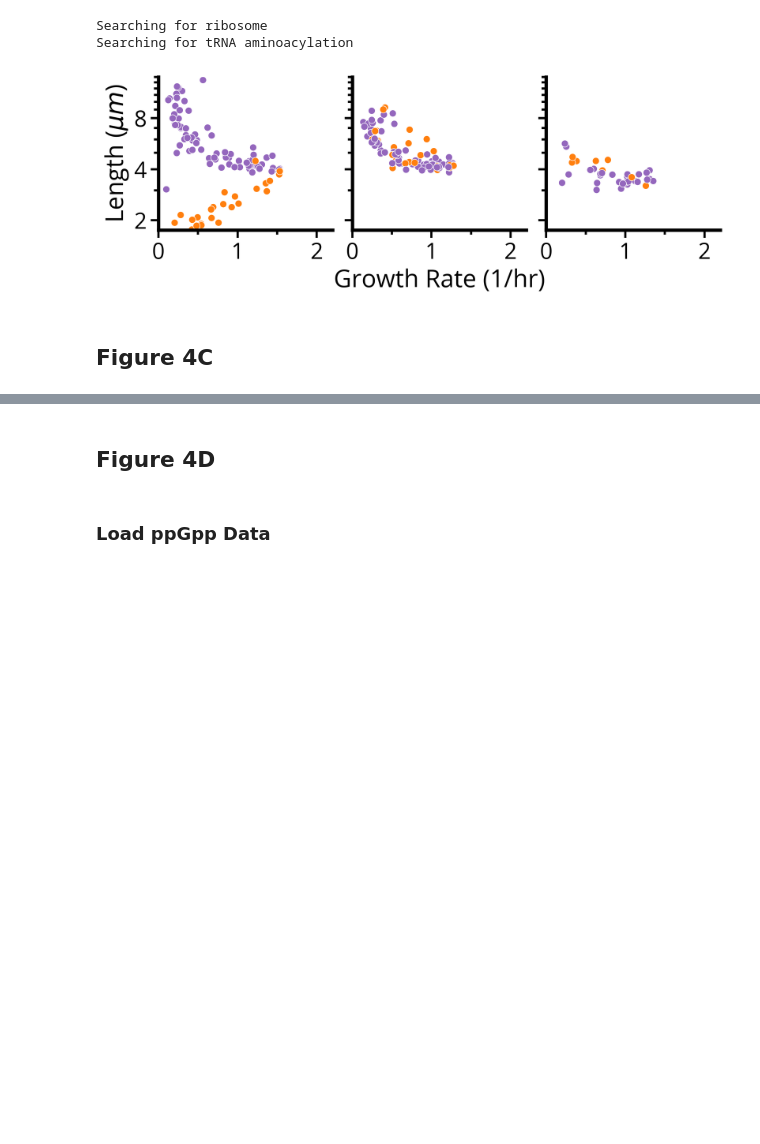
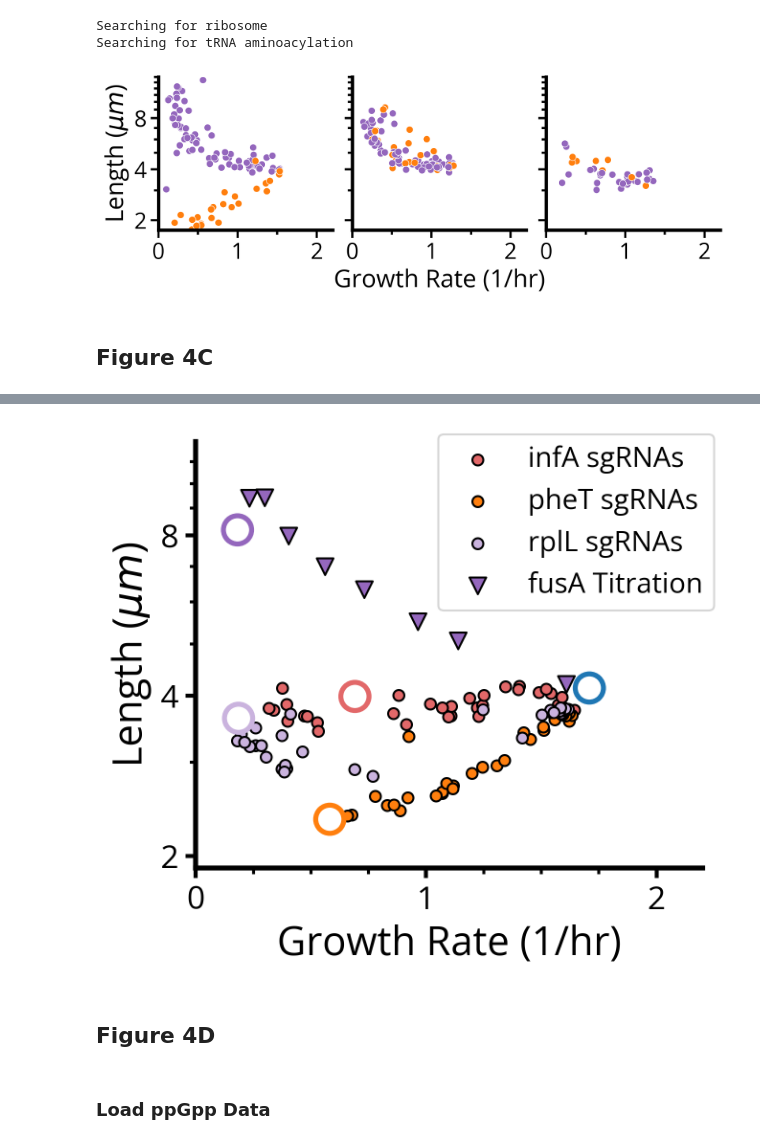
Before and after one commit to paulssonlab/2025_Eaton_optical-pooled-screen, a Jupyter notebook: Figures/Figure_4.ipynb, the cells around one changed output, grey strips where cells are left out. Cells and saved outputs as stored; diff of their text form; code cells hidden in the pictures; blank space fills up the shorter version.

```diff
--- a/Figures/Figure_4.ipynb
+++ b/Figures/Figure_4.ipynb
@@ -628,22 +627,28 @@ infA_sgrnaid = 20899
 pheT_sgrnaid = 23961
 wt_sgrnaid = 29672
 
-strain_pallette = {'EV':(0.12156862745098039, 0.4666666666666667, 0.7058823529411765), \
+# Define a custom palette, style consistent with rest of figure
+strain_pallette = {'WT':(0.12156862745098039, 0.4666666666666667, 0.7058823529411765), \
+                   'EV':(0.12156862745098039, 0.4666666666666667, 0.7058823529411765), \
                    'tufA':(1.0, 0.4980392156862745, 0.054901960784313725), \
                    'rplL':(0.7901960784313726, 0.7019607843137254, 0.8705882352941177), \
-                   # 'infA':(0.8392156862745098, 0.15294117647058825, 0.1568627450980392), \
                    'infA':(0.8874509803921569, 0.40705882352941175, 0.40980392156862744), \
-                   'pheT':(1.0, 0.4980392156862745, 0.054901960784313725)}
+                   'pheT':(1.0, 0.4980392156862745, 0.054901960784313725), \
+                   'fusA':(0.5803921568627451, 0.403921568627451, 0.7411764705882353),\
+                   r'$p_{AHL}$-fusA': (0.5803921568627451, 0.403921568627451, 0.7411764705882353),\
+                   'fusA*':(0.5803921568627451, 0.403921568627451, 0.7411764705882353)}
 
 ## infA
 infA_df = ss_estimators_df[ss_estimators_df["Gene"]=="infA"]
-## phdE
+## pheT
 pheT_df = ss_estimators_df[ss_estimators_df["Gene"]=="pheT"]
+## rplL
+rplL_df = ss_estimators_df[ss_estimators_df["Gene"]=="rplL"]
 ## controls
 wt_df = ss_estimators_df_controls_only.loc[[wt_sgrnaid]]
 
 ## isolates
-non_fusA_isolate_df = ss_isolate_estimators_df.loc[[9,11,12]]
+non_fusA_isolate_df = ss_isolate_estimators_df.loc[[9,10,11,12]]
 non_fusA_isolate_df["Color"] = non_fusA_isolate_df["Condition"].apply(lambda x: strain_pallette[x])
 
 fusA_isolate_df = ss_isolate_estimators_df.loc[[1,2,3,4,5,6,7,8]]
@@ -710,3 +659,57 @@ plt.savefig("/home/de64/group/de64/CRISPRi_Libraries/dev_notebooks/2024-11-23_Fi
+# %%
+sns.set_style()
+fig,ax = plt.subplots(1,1,figsize=(4.5,4))
+ax.set_xlim(0,2.2)
+ax.set_ylim(1.9,12)
+plt.yscale("log",base=2)
+
+ax.set_yticks(ticks=[2,4,8],labels=["2","4","8"],fontsize=16,minor=False)
+ax.set_xticks(ticks=[0,1,2],labels=["0","1","2"],minor=False)
+ax.set_yticks(ticks=[3,5,6,7,9,10,11],labels=[],minor=True)
+ax.set_xticks(ticks=[0.25,0.5,0.75,1.25,1.5,1.75],labels=[],minor=True)
+
+sns.scatterplot(x=infA_df["Instantaneous Growth Rate: Volume"],\
+            y=infA_df["Length"],s=30,\
+            color=strain_pallette["infA"], ax=ax, zorder=-10, alpha=1, edgecolor="black",linewidth=1,label="infA sgRNAs")
+sns.scatterplot(x=pheT_df["Instantaneous Growth Rate: Volume"],\
+            y=pheT_df["Length"],s=30,\
+            color=strain_pallette["pheT"], ax=ax, zorder=-10, alpha=1, edgecolor="black",linewidth=1,label="pheT sgRNAs")
+sns.scatterplot(x=rplL_df["Instantaneous Growth Rate: Volume"],\
+            y=rplL_df["Length"],s=30,\
+            color=strain_pallette["rplL"], ax=ax, zorder=-10, alpha=1, edgecolor="black",linewidth=1,label="rplL sgRNAs")
+
+ax.scatter(non_fusA_isolate_df["Instantaneous Growth Rate: Volume"],\
+           non_fusA_isolate_df["Length"], s=200,\
+           c='white', edgecolors=non_fusA_isolate_df["Color"],\
+           linewidth=2.5, zorder=-8)
+
+ax.scatter(uninduced_fusA_isolate_df["Instantaneous Growth Rate: Volume"],\
+           uninduced_fusA_isolate_df["Length"], s=200,\
+           c='white', edgecolors=uninduced_fusA_isolate_df["Color"],\
+           linewidth=2.5, zorder=-8)
+ax.scatter(fusA_isolate_df["Instantaneous Growth Rate: Volume"],\
+           fusA_isolate_df["Length"], s=70,\
+           c=strain_pallette[r'$p_{AHL}$-fusA'],\
+           zorder=-10, marker="v", alpha=1, edgecolor="black",linewidth=1,label="fusA Titration")
+
+plt.ylabel(r"Length ($\mu m$)",fontsize=20)
+plt.xlabel(r"Growth Rate (1/hr)",fontsize=20)
+
+for spine in plt.gca().spines.values():
+    spine.set_linewidth(3)
+
+ax.tick_params(axis='both', direction='out', labelsize=16,  width=2, length=5)
+ax.tick_params(axis='both', direction='out', labelsize=16,  width=1.5, which='minor', length=3)
+ax.spines['bottom'].set_linewidth(2.5) # Set thickness of the bottom spine
+ax.spines['left'].set_linewidth(2.5)   # Set thickness of the left spine
+sns.despine(right=True,top=True)
+
+legend = ax.legend(fontsize=14,bbox_to_anchor=(1.05, 1.05), loc='upper right')
+
+plt.tight_layout()
+plt.savefig("/home/de64/group/de64/CRISPRi_Libraries/dev_notebooks/2024-11-23_Figure_Notebooks/Figure_3/Growth_Length_InfA_PheT_FusA.png",dpi=500,transparent=True)
+# %% [output]
+[figure, added]
 # %% [markdown]
 ## Figure 4D
 # %% [markdown]
```
Also changed, not shown: parts of 13 cells of this notebook, 6 other files.
